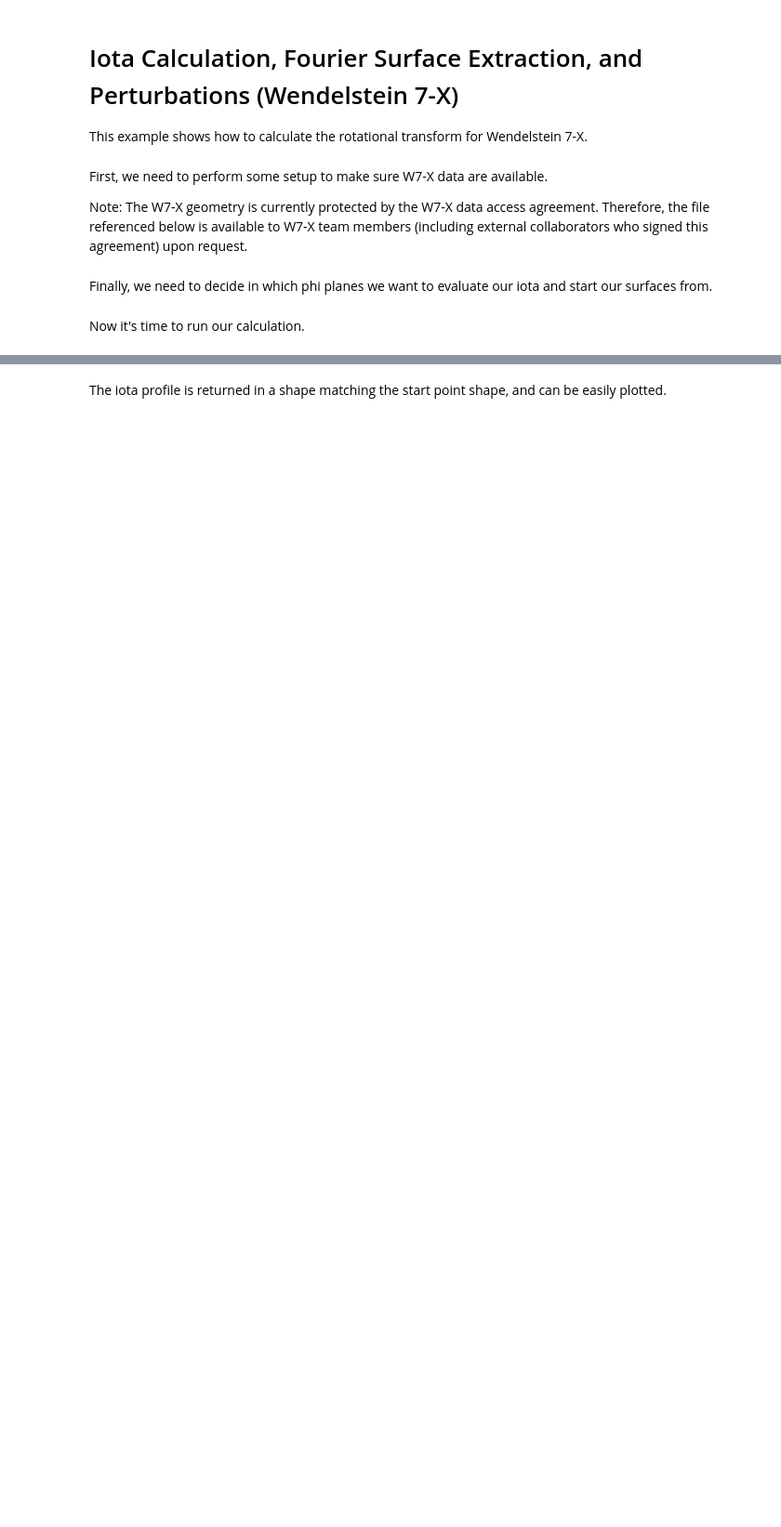
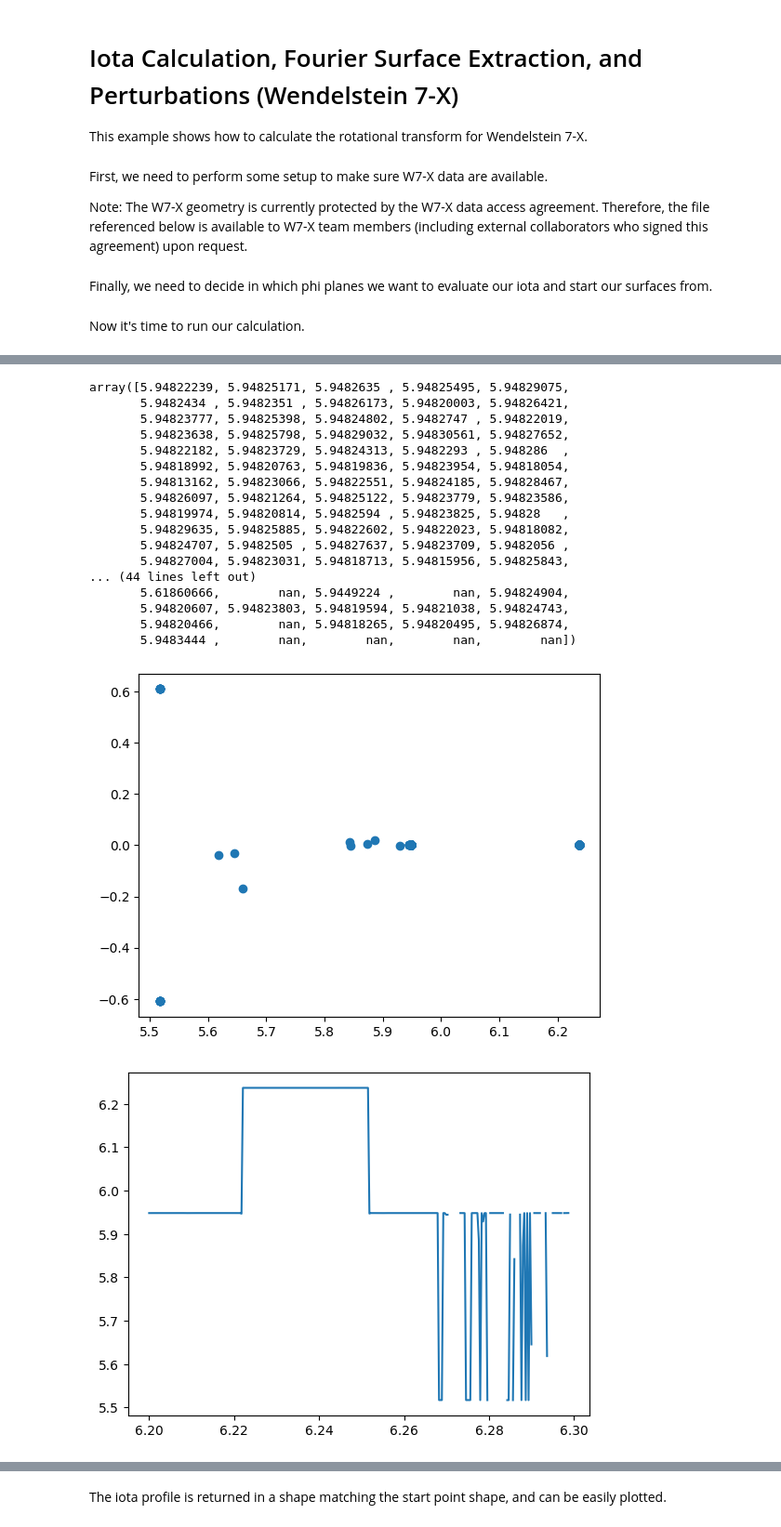
Before and after one commit to alexrobomind/fusionsc, a Jupyter notebook: src/docs/howto/CalculateIota.ipynb, the cells around one changed output, grey strips where cells are left out. Shown at 93% size. Saved outputs shown, nothing was run; the diff lists cells and outputs as text; code cells hidden in the pictures; blank space fills up the shorter version.

```diff
--- a/src/docs/howto/CalculateIota.ipynb
+++ b/src/docs/howto/CalculateIota.ipynb
@@ -40,0 +65,29 @@ with fsc.backends.useBackend(fsc.backends.localBackend()):
+# %%
+x, y, z = pos
+plt.scatter(x, z)
+plt.figure()
+plt.plot(xStart, x)
+plt.figure()
+plt.plot(xStart, z)
+
+x
+# %% [output]
+array([5.94822239, 5.94825171, 5.9482635 , 5.94825495, 5.94829075,
+       5.9482434 , 5.9482351 , 5.94826173, 5.94820003, 5.94826421,
+       5.94823777, 5.94825398, 5.94824802, 5.9482747 , 5.94822019,
+       5.94823638, 5.94825798, 5.94829032, 5.94830561, 5.94827652,
+       5.94822182, 5.94823729, 5.94824313, 5.9482293 , 5.948286  ,
+       5.94818992, 5.94820763, 5.94819836, 5.94823954, 5.94818054,
+       5.94813162, 5.94823066, 5.94822551, 5.94824185, 5.94828467,
+       5.94826097, 5.94821264, 5.94825122, 5.94823779, 5.94823586,
+       5.94819974, 5.94820814, 5.9482594 , 5.94823825, 5.94828   ,
+       5.94829635, 5.94825885, 5.94822602, 5.94822023, 5.94818082,
+       5.94824707, 5.9482505 , 5.94827637, 5.94823709, 5.9482056 ,
+       5.94827004, 5.94823031, 5.94818713, 5.94815956, 5.94825843,
+... (44 lines left out)
+       5.61860666,        nan, 5.9449224 ,        nan, 5.94824904,
+       5.94820607, 5.94823803, 5.94819594, 5.94821038, 5.94824743,
+       5.94820466,        nan, 5.94818265, 5.94820495, 5.94826874,
+       5.9483444 ,        nan,        nan,        nan,        nan])
+[figure, added]
+[figure, added]
```
Also changed, not shown: parts of 13 cells of this notebook, 3 other files.
